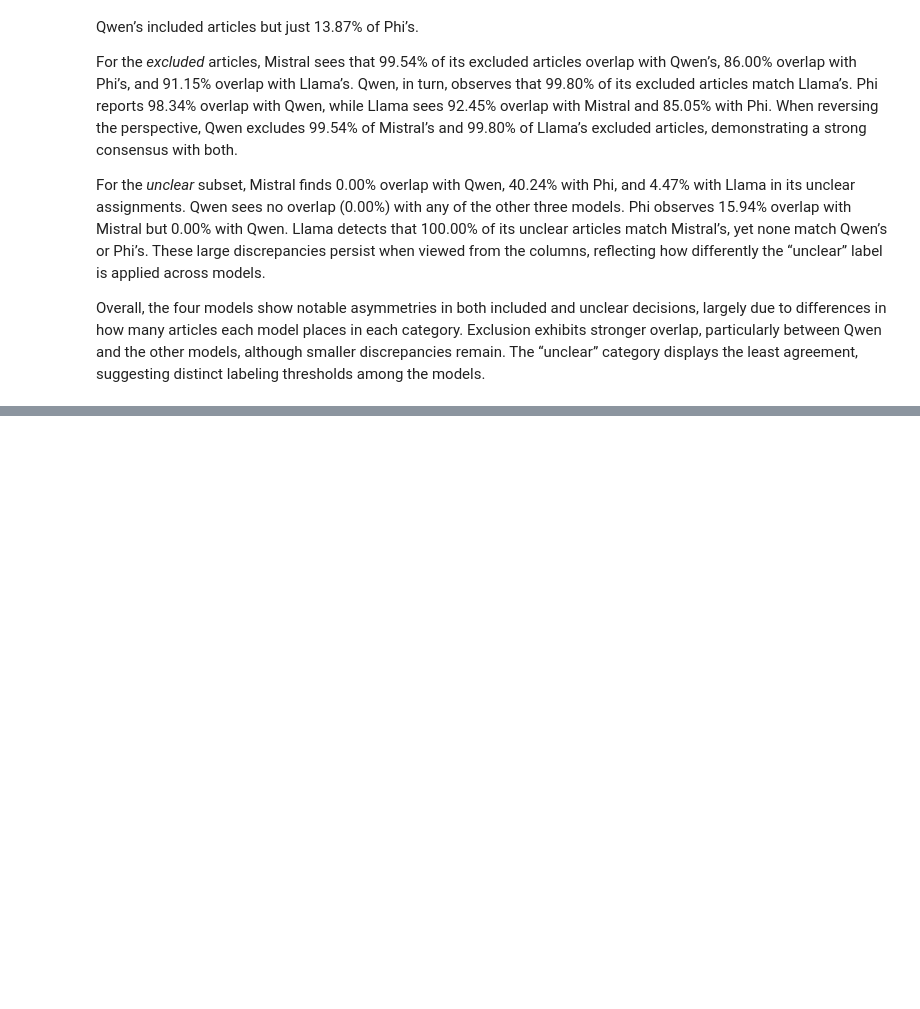
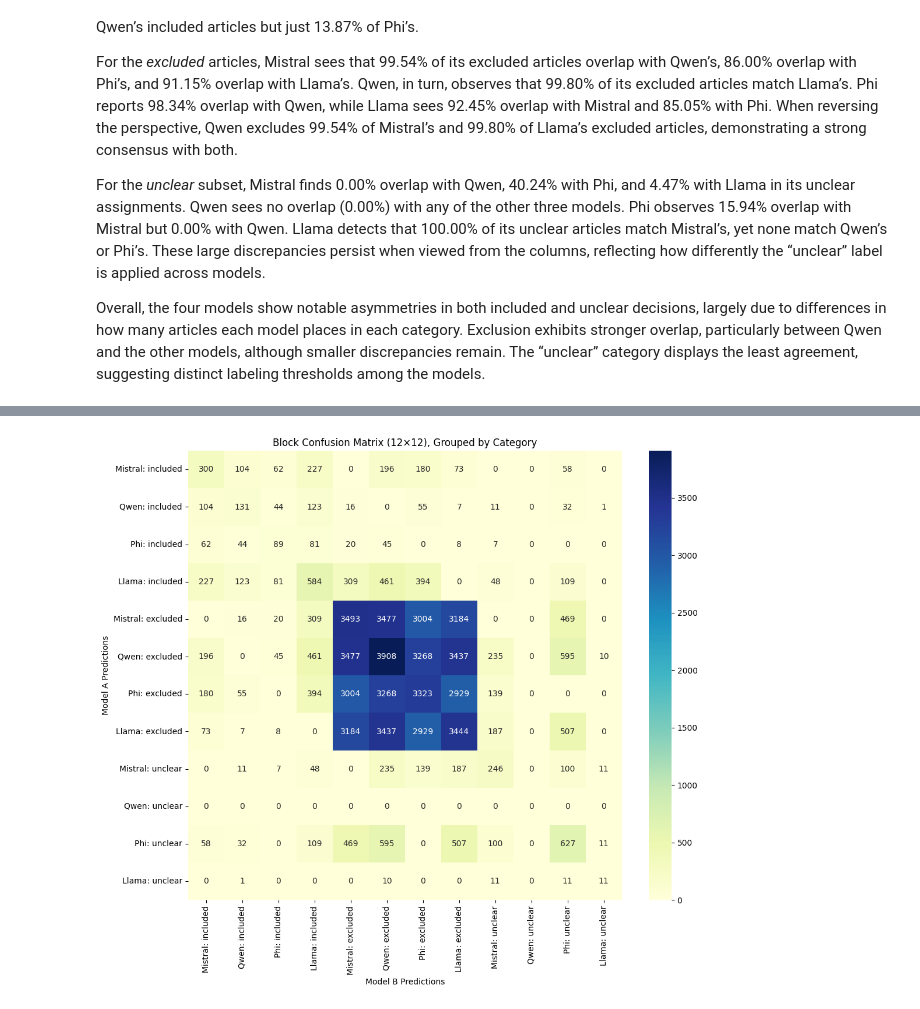
Before and after one commit to david-gallardo/SMART-Review, a Jupyter notebook: notebooks/analysis.ipynb, the cells around one changed output, grey strips where cells are left out. Drawn from its saved outputs; the diff is of its cells as text; code cells hidden in the pictures; blank space fills up the shorter version.

```diff
--- a/notebooks/analysis.ipynb
+++ b/notebooks/analysis.ipynb
@@ -311,0 +331,100 @@ Overall, the four models show notable asymmetries in both included and unclear d
+# %%
+import pandas as pd
+import numpy as np
+import matplotlib.pyplot as plt
+import seaborn as sns
+
+# Define full model names and display mapping
+full_model_names = {
+    "mistral.small.24b.instruct.2501_inclusion": "mistral.small.24b.instruct.2501",
+    "qwen2.5.7b.instruct.1m_inclusion": "qwen2.5.7b.instruct.1m",
+    "phi.3.mini.4k.instruct_inclusion": "phi.3.mini.4k.instruct",
+    "llama.3.2.3b.instruct_inclusion": "llama.3.2.3b.instruct"
+}
+display_names = {
+    "mistral.small.24b.instruct.2501_inclusion": "Mistral",
+    "qwen2.5.7b.instruct.1m_inclusion": "Qwen",
+    "phi.3.mini.4k.instruct_inclusion": "Phi",
+    "llama.3.2.3b.instruct_inclusion": "Llama"
+}
+
+# List of models
+models = list(full_model_names.keys())
+
+# Standard categories
+categories = ["included", "excluded", "unclear"]
+
+# Function to unify labels
+def unify_label(label):
+    val = str(label).strip().lower()
+    if val == "included":
+        return "included"
+    elif val == "excluded":
+        return "excluded"
+    elif val == "unclear":
+        return "unclear"
+    elif val in ["included/excluded", "string"]:
+        return "unclear"
+    else:
+        return "unclear"
+
+# 1) Normalize the DataFrame columns for each model
+for model in models:
+    df[model] = df[model].apply(unify_label)
+
+# 2) Build the 12x12 block confusion matrix
+n_models = len(models)  # 4
+n_cat = len(categories)  # 3
+big_matrix = np.zeros((n_models * n_cat, n_models * n_cat), dtype=int)
+
+for i, model_i in enumerate(models):
+    for j, model_j in enumerate(models):
+        # Compute the 3x3 confusion matrix for (model_i, model_j)
+        cm = pd.crosstab(df[model_i], df[model_j])
+        # Ensure it's 3x3 (filling missing categories with 0)
+        cm = cm.reindex(index=categories, columns=categories, fill_value=0)
+
+        # Determine where to place this 3x3 block in the 12x12 matrix
+        row_start = i * n_cat
+        row_end = row_start + n_cat
+        col_start = j * n_cat
+        col_end = col_start + n_cat
+
+        big_matrix[row_start:row_end, col_start:col_end] = cm.values
+
+# Create row/column labels like "Mistral: included", etc.
+labels = []
+for model in models:
+    for cat in categories:
+        labels.append(f"{display_names[model]}: {cat}")
+
+big_conf_df = pd.DataFrame(big_matrix, index=labels, columns=labels)
+
+# 3) Reorder rows and columns so that all 'included' come first, then 'excluded', then 'unclear'
+cat_order = {"included": 0, "excluded": 1, "unclear": 2}
+model_order = {"Mistral": 0, "Qwen": 1, "Phi": 2, "Llama": 3}
+
+def reorder_key(label):
+    # label format: "Mistral: included"
+    model_name, cat_name = label.split(": ")
+    return cat_order[cat_name], model_order[model_name]
+
+# Sort row/column labels using the reorder_key
+new_index = sorted(big_conf_df.index, key=reorder_key)
+new_columns = sorted(big_conf_df.columns, key=reorder_key)
+
+# Create a reordered DataFrame
+big_conf_df_ordered = big_conf_df.reindex(index=new_index, columns=new_columns)
+
+# 4) Plot the reordered block confusion matrix
+plt.figure(figsize=(12, 10))
+sns.heatmap(big_conf_df_ordered, annot=True, fmt="d", cmap="YlGnBu")
+plt.title("Block Confusion Matrix (12×12), Grouped by Category")
+plt.xlabel("Model B Predictions")
+plt.ylabel("Model A Predictions")
+plt.show()
+
+print("Reordered Block Confusion Matrix:")
+print(big_conf_df_ordered)
+# %% [output]
+[figure, added]
```
Also changed, not shown: parts of 4 cells of this notebook.
